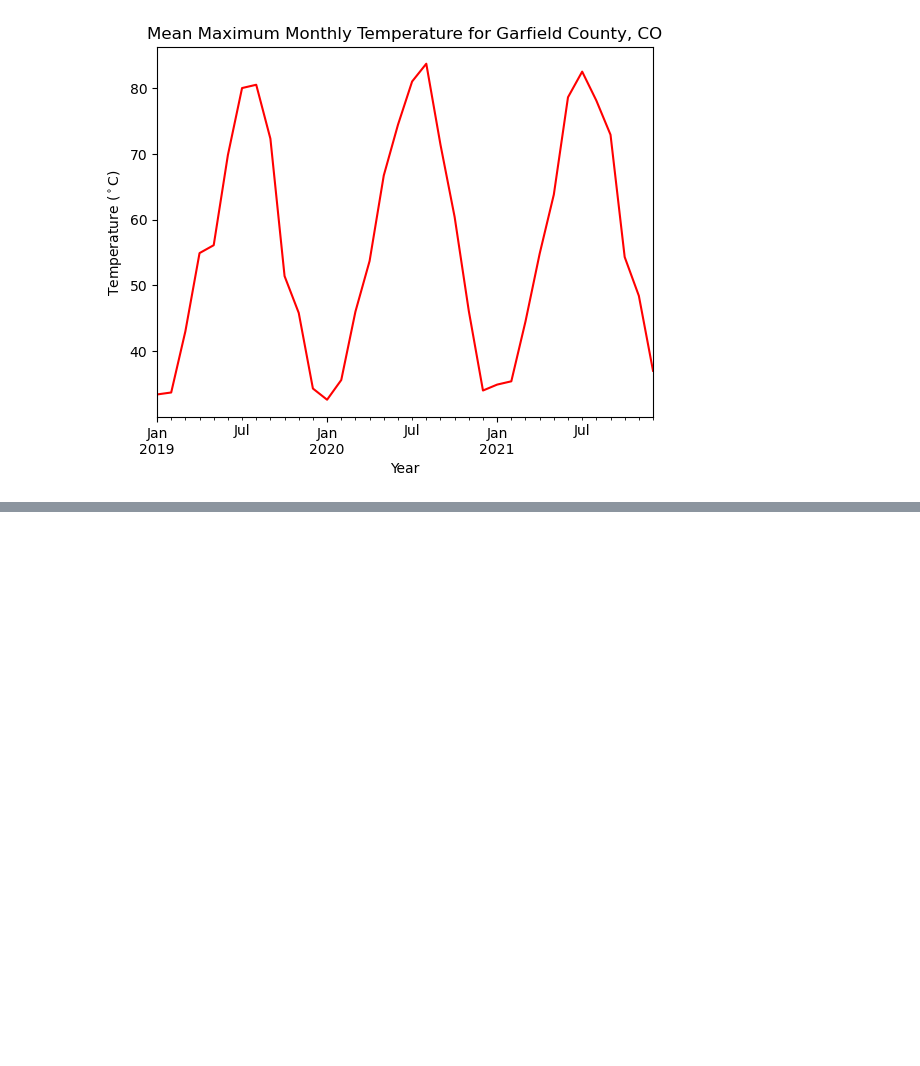
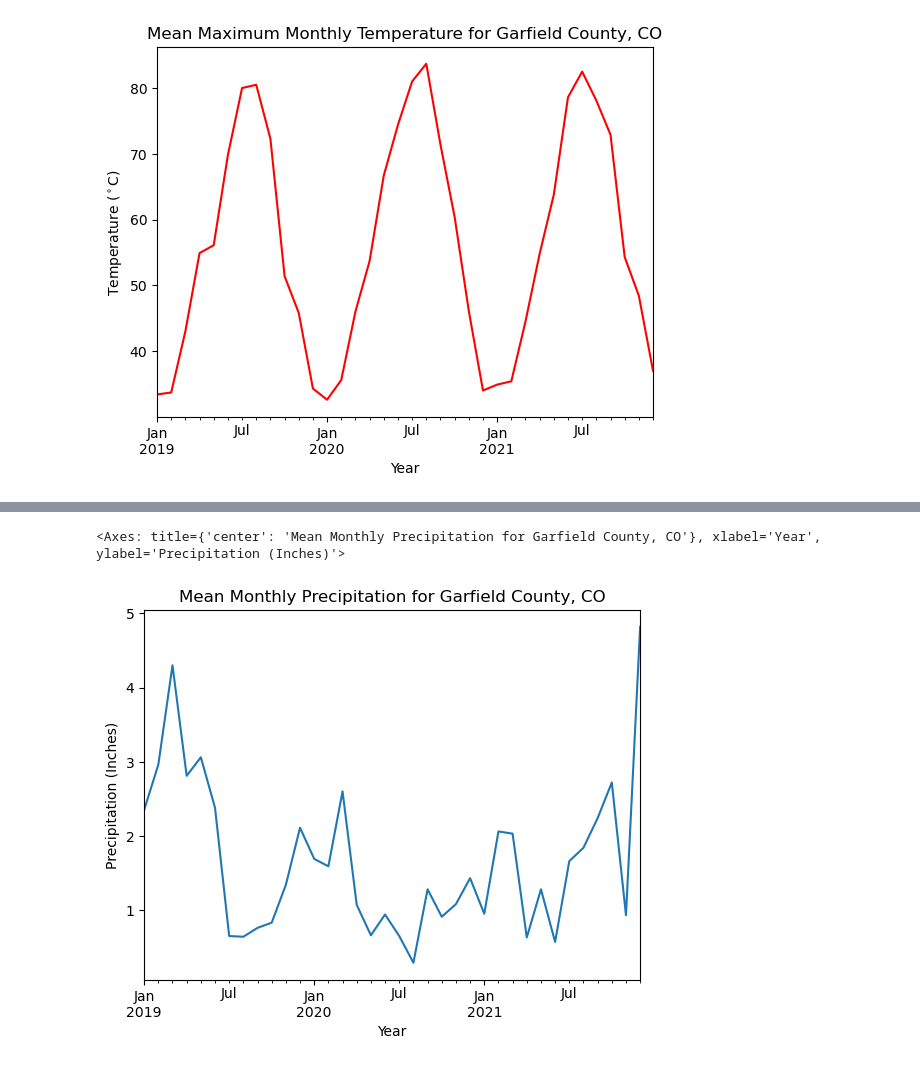
Before and after one commit to cu-esiil-edu/MSUGrizzlyCreek2020Fire, a Jupyter notebook: notebooks/weather_data.ipynb, the cells around one changed output, grey strips where cells are left out. Drawn from its saved outputs; the diff is of its cells as text; code cells hidden in the pictures; blank space fills up the shorter version.

Commit message:
added precipitation plot

```diff
--- a/notebooks/weather_data.ipynb
+++ b/notebooks/weather_data.ipynb
@@ -121,3 +117,10 @@ garfield_cty_df.plot(x='Date', y='Value', legend=False, xlabel='Year',
 # %% [output]
 <Axes: title={'center': 'Mean Maximum Monthly Temperature for Garfield County, CO'}, xlabel='Year', ylabel='Temperature ($^\\circ$C)'>
 [figure]
+# %%
+precip_data_url = ('https://www.ncei.noaa.gov/access/monitoring/'
+'climate-at-a-glance/county/time-series/CO-045/pcp/1/0/2019-2021.csv')
+# %%
+# read csv link and convert to df
+precip_df = pd.read_csv(precip_data_url, header = 3, names = ['Date', 'Value'])
+precip_df
@@ -123,0 +145,4 @@ garfield_cty_df.plot(x='Date', y='Value', legend=False, xlabel='Year',
+# %%
+#adjust date format
+precip_df['Date'] = pd.to_datetime(precip_df.Date, format = '%Y%m')
+precip_df
@@ -123,0 +167,8 @@ garfield_cty_df.plot(x='Date', y='Value', legend=False, xlabel='Year',
+# %%
+#plot precip data
+precip_df.plot(x='Date', y='Value', legend=False, xlabel='Year',
+                    ylabel= 'Precipitation (Inches)',
+                    title= 'Mean Monthly Precipitation for Garfield County, CO')
+# %% [output]
+<Axes: title={'center': 'Mean Monthly Precipitation for Garfield County, CO'}, xlabel='Year', ylabel='Precipitation (Inches)'>
+[figure, added]
```
Also changed, not shown: parts of 3 cells of this notebook.
